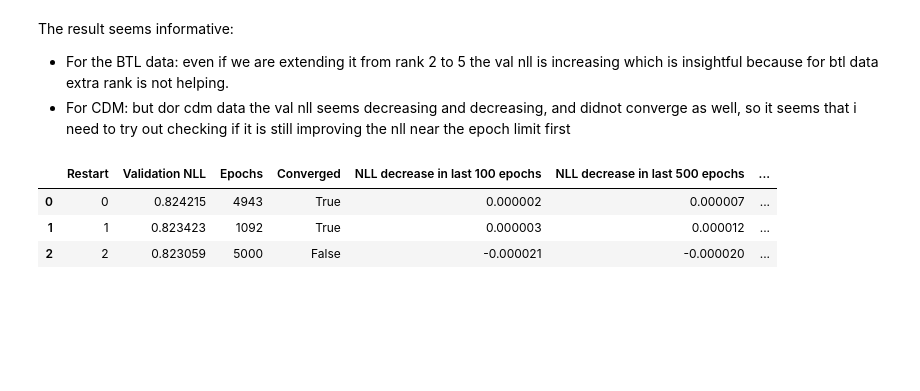
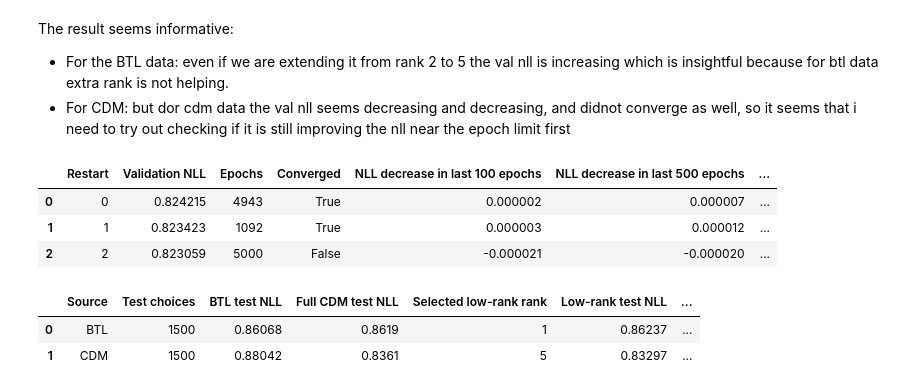
Before and after one commit to rbhdsks/Learning-from-Comparison-Data-Master-Thesis-Project-, a Jupyter notebook: notebooks/experiments/Context_Dependent_Model/04-Unifiednotebook.ipynb, the cells around one changed output. Cells and saved outputs as stored; diff of their text form; code cells hidden in the pictures; blank space fills up the shorter version.

```diff
--- a/notebooks/experiments/Context_Dependent_Model/04-Unifiednotebook.ipynb
+++ b/notebooks/experiments/Context_Dependent_Model/04-Unifiednotebook.ipynb
@@ -1103,3 +1103,72 @@ display(rank5_diagnostics.round(7))
 | 0 | 0 | 0.824215 | 4943 | True | 0.000002 | 0.000007 | ... |
 | 1 | 1 | 0.823423 | 1092 | True | 0.000003 | 0.000012 | ... |
 | 2 | 2 | 0.823059 | 5000 | False | -0.000021 | -0.000020 | ... |
+# %%
+# Compare validation-selected low-rank fits with both existing fits on the fixed test sets.
+test_started = perf_counter()
+baseline_test_nll = comparison_table.set_index("Experiment")["Test NLL"]
+test_rows = []
+
+for source in ("BTL", "CDM"):
+    selected = selected_low_rank.loc[
+        selected_low_rank["Source"] == source
+    ].iloc[0]
+    rank, restart = int(selected["Rank"]), int(selected["Restart"])
+    fitted = low_rank_results[(source, rank, restart)]
+    test_data = split_data[source]["test"]["torch"]
+
+    with torch.no_grad():
+        low_rank_nll = average_cdm_negative_log_likelihood(
+            fitted.interaction_matrix,
+            test_data.choice_sets,
+            test_data.chosen_positions,
+            test_data.choice_mask,
+        ).item()
+
+    btl_nll = baseline_test_nll.loc[f"{source} → BTL"]
+    full_cdm_nll = baseline_test_nll.loc[f"{source} → CDM"]
+
+    test_rows.append({
+        "Source": source,
+        "Test choices": len(test_data.chosen_positions),
+        "BTL test NLL": btl_nll,
+        "Full CDM test NLL": full_cdm_nll,
+        "Selected low-rank rank": rank,
+        "Low-rank test NLL": low_rank_nll,
+        "Low-rank - BTL": low_rank_nll - btl_nll,
+        "Low-rank - full CDM": low_rank_nll - full_cdm_nll,
+        "Low-rank converged": selected["Converged"],
+        "Selected fit seconds": selected["Selected fit seconds"],
+        "Rank search seconds": selected[
+            "Total fit seconds (all ranks and restarts)"
+        ],
+    })
+
+test_comparison = pd.DataFrame(test_rows)
+test_comparison.to_csv(
+    TABLE_DIR / "04_all_models_test_nll.csv", index=False
+)
+
+stage = "Selected low-rank test comparison"
+runtime_log = pd.concat(
+    [
+        runtime_log[runtime_log["Stage"] != stage],
+        pd.DataFrame([{
+            "Stage": stage,
+            "Data source": "Both",
+            "Model": "BTL, full CDM, selected low-rank CDM",
+            "Elapsed seconds": perf_counter() - test_started,
+            "Seed": SEED,
+            "Items": N_ITEMS,
+            "Device": str(DEVICE),
+        }]),
+    ],
+    ignore_index=True,
+)
+runtime_log.to_csv(LOG_DIR / "04_runtime_log.csv", index=False)
+
+display(test_comparison.round(5))
+# %% [output]
+|  | Source | Test choices | BTL test NLL | Full CDM test NLL | Selected low-rank rank | Low-rank test NLL | ... |
+| 0 | BTL | 1500 | 0.86068 | 0.8619 | 1 | 0.86237 | ... |
+| 1 | CDM | 1500 | 0.88042 | 0.8361 | 5 | 0.83297 | ... |
```
Also changed, not shown: parts of 3 cells of this notebook.
